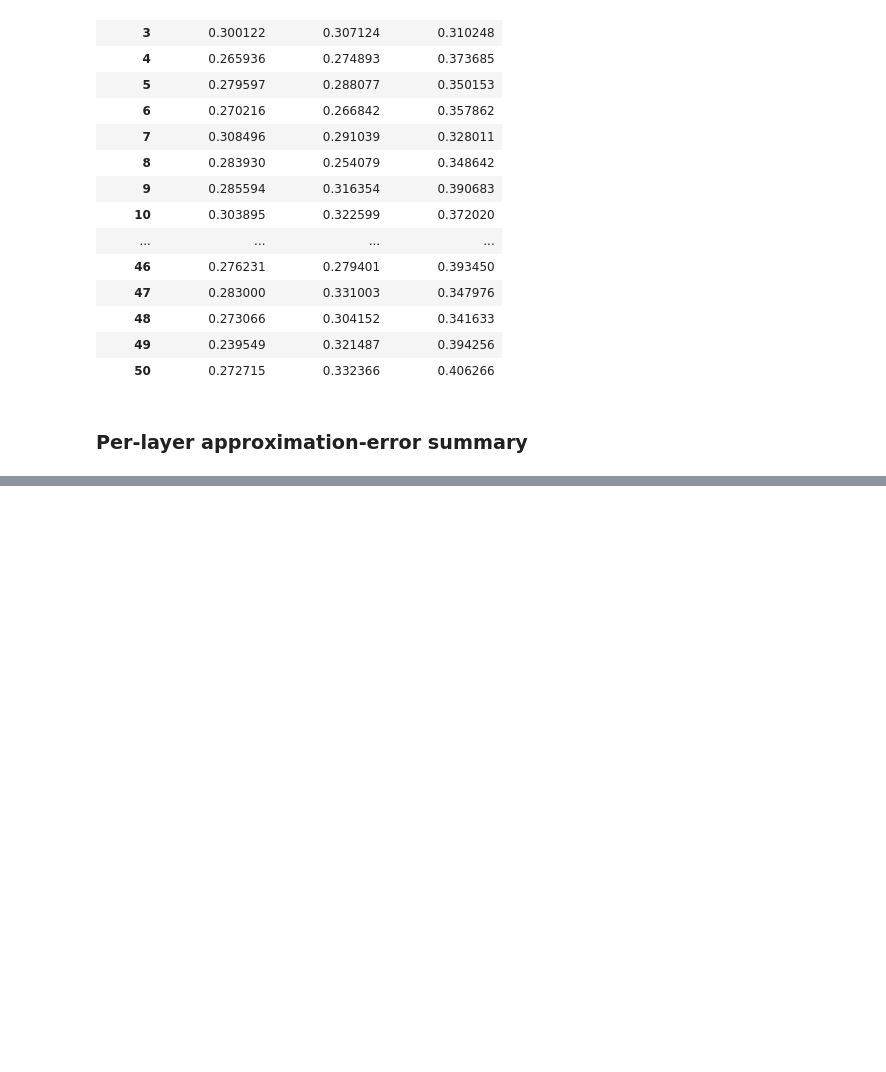
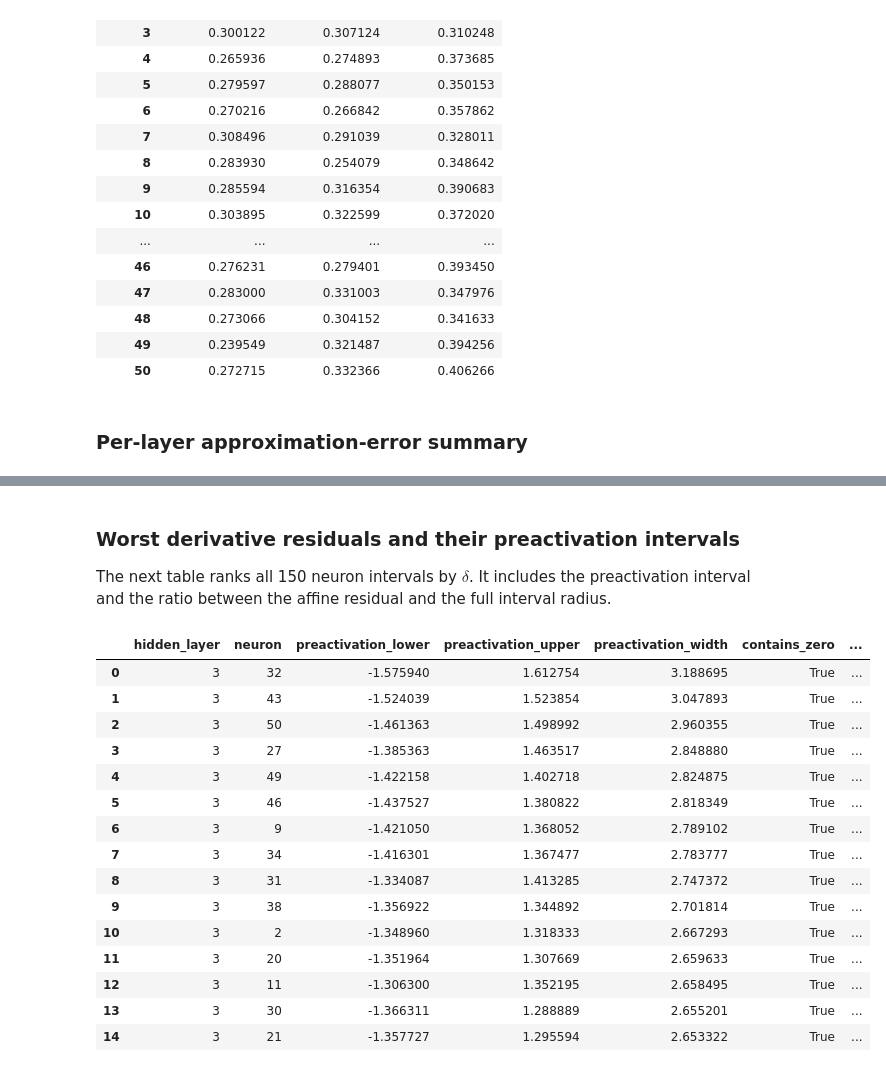
Before and after one commit to pcpet/intervalNets, a Jupyter notebook: notebooks/pz_w12_polynomial_reduction_benchmarks.ipynb, the cells around one changed output, grey strips where cells are left out. Cells and saved outputs as stored; diff of their text form; code cells hidden in the pictures; blank space fills up the shorter version.

```diff
--- a/notebooks/pz_w12_polynomial_reduction_benchmarks.ipynb
+++ b/notebooks/pz_w12_polynomial_reduction_benchmarks.ipynb
@@ -301,0 +423,37 @@ activation_error_summary
+# %%
+derivative_rows = []
+for layer_index, record in enumerate(activation_records, start=1):
+    lowers = record.summary['preactivation_lower'].detach().cpu().numpy()
+    uppers = record.summary['preactivation_upper'].detach().cpu().numpy()
+    interval_radii = tanh_prime_interval_radii[f'hidden_layer_{layer_index}'].to_numpy()
+    for neuron_index, (lower, upper, interval_radius) in enumerate(
+        zip(lowers, uppers, interval_radii), start=1
+    ):
+        enclosure = affine_tanh_prime_enclosure((float(lower), float(upper)))
+        derivative_rows.append({
+            'hidden_layer': layer_index,
+            'neuron': neuron_index,
+            'preactivation_lower': float(lower),
+            'preactivation_upper': float(upper),
+            'preactivation_width': float(upper - lower),
+            'contains_zero': bool(lower <= 0.0 <= upper),
+            'affine_slope_p': enclosure.p,
+            'affine_intercept_q': enclosure.q,
+            'affine_residual_delta': enclosure.delta,
+            'interval_radius': float(interval_radius),
+            'delta_over_interval_radius': (
+                enclosure.delta / float(interval_radius) if interval_radius > 0.0 else 0.0
+            ),
+        })
+tanh_prime_diagnostics = pd.DataFrame(derivative_rows)
+
+distribution_summary = tanh_prime_diagnostics.groupby('hidden_layer').agg(
+    delta_min=('affine_residual_delta', 'min'),
+    delta_q25=('affine_residual_delta', lambda x: x.quantile(0.25)),
+    delta_median=('affine_residual_delta', 'median'),
+    delta_q75=('affine_residual_delta', lambda x: x.quantile(0.75)),
+    delta_max=('affine_residual_delta', 'max'),
+    mean_delta_over_interval_radius=('delta_over_interval_radius', 'mean'),
+    zero_crossing_fraction=('contains_zero', 'mean'),
+)
+distribution_summary
@@ -301,0 +466,29 @@ activation_error_summary
+# %% [markdown]
+### Worst derivative residuals and their preactivation intervals
+
+The next table ranks all 150 neuron intervals by $\delta$. It includes the preactivation interval and the ratio between the affine residual and the full interval radius.
+# %%
+worst_tanh_prime_intervals = (
+    tanh_prime_diagnostics
+    .sort_values('affine_residual_delta', ascending=False)
+    .head(15)
+    .reset_index(drop=True)
+)
+worst_tanh_prime_intervals
+# %% [output]
+|  | hidden_layer | neuron | preactivation_lower | preactivation_upper | preactivation_width | contains_zero | ... |
+| 0 | 3 | 32 | -1.575940 | 1.612754 | 3.188695 | True | ... |
+| 1 | 3 | 43 | -1.524039 | 1.523854 | 3.047893 | True | ... |
+| 2 | 3 | 50 | -1.461363 | 1.498992 | 2.960355 | True | ... |
+| 3 | 3 | 27 | -1.385363 | 1.463517 | 2.848880 | True | ... |
+| 4 | 3 | 49 | -1.422158 | 1.402718 | 2.824875 | True | ... |
+| 5 | 3 | 46 | -1.437527 | 1.380822 | 2.818349 | True | ... |
+| 6 | 3 | 9 | -1.421050 | 1.368052 | 2.789102 | True | ... |
+| 7 | 3 | 34 | -1.416301 | 1.367477 | 2.783777 | True | ... |
+| 8 | 3 | 31 | -1.334087 | 1.413285 | 2.747372 | True | ... |
+| 9 | 3 | 38 | -1.356922 | 1.344892 | 2.701814 | True | ... |
+| 10 | 3 | 2 | -1.348960 | 1.318333 | 2.667293 | True | ... |
+| 11 | 3 | 20 | -1.351964 | 1.307669 | 2.659633 | True | ... |
+| 12 | 3 | 11 | -1.306300 | 1.352195 | 2.658495 | True | ... |
+| 13 | 3 | 30 | -1.366311 | 1.288889 | 2.655201 | True | ... |
+| 14 | 3 | 21 | -1.357727 | 1.295594 | 2.653322 | True | ... |
```
Also changed, not shown: parts of 33 cells of this notebook, 7 other files.
